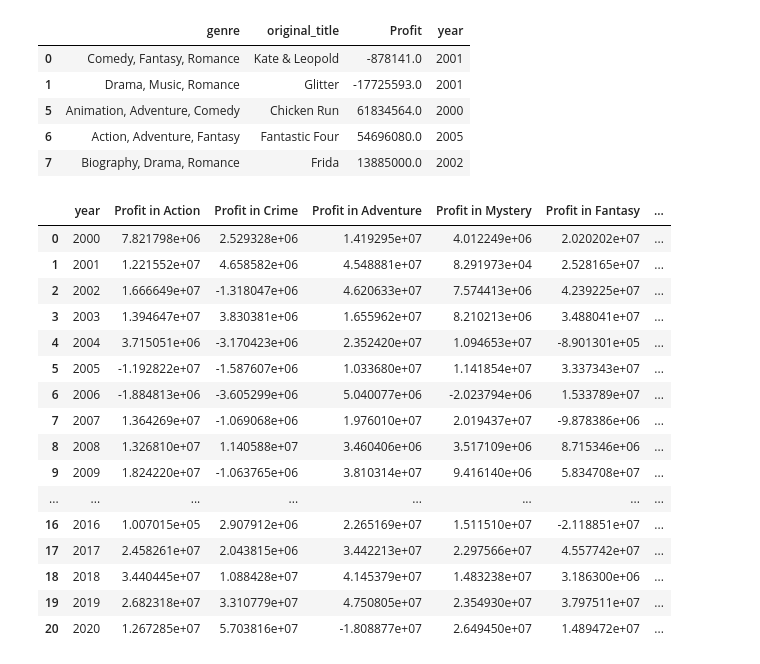
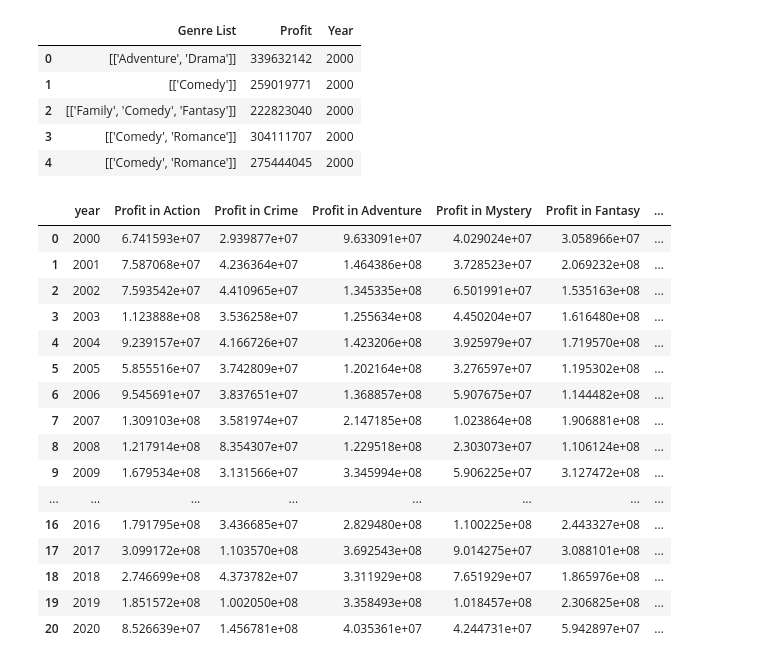
Before and after one commit to cjayati/camp_rock, a Jupyter notebook: genre_analysis.ipynb, the cells around one changed output. Cells and saved outputs as stored; diff of their text form; code cells hidden in the pictures.

```diff
--- a/genre_analysis.ipynb
+++ b/genre_analysis.ipynb
@@ -3,10 +3,15 @@
 import pandas as pd
 import matplotlib.pyplot as plt
 # %%
-movie_df = pd.read_excel('IMDB Movies 2000 - 2020 (clean).xlsx', sheet_name='Clean Data').dropna()
-movie_df = movie_df[movie_df['country'].str.contains("USA")]
-movie_df = movie_df[pd.to_numeric(movie_df['usa_gross_income'], errors='coerce').notnull()]
-movie_df = movie_df[pd.to_numeric(movie_df['budget'], errors='coerce').notnull()]
-movie_df["Profit"] = movie_df["usa_gross_income"] - movie_df["budget"]
+movie_genre_df = pd.read_csv('data/tmdb_genres.csv').dropna()
+movie_details_df = pd.read_csv('data/movie_details.csv').dropna()
+movie_df = pd.merge(movie_genre_df, movie_details_df, how="inner", on=["ID.1"])
+
+#movie_df = movie_df[movie_df['country'].str.contains("USA")]
+#movie_df = movie_df[pd.to_numeric(movie_df['usa_gross_income'], errors='coerce').notnull()]
+#movie_df = movie_df[pd.to_numeric(movie_df['budget'], errors='coerce').notnull()]
+movie_df["Profit"] = movie_df["Revenue"] - movie_df["Budget"]
+movie_df["Year"] = movie_df['Release Date'].str.split('[-]',expand=True,regex=True)[0].astype(int)
+movie_df = movie_df[(movie_df["Year"]>=2000) & (movie_df["Year"]<=2020)]
 movie_df.head()
 # %% [output]
@@ -19,52 +24,51 @@ movie_df.head()
 # %%
-genre_df = movie_df[{"original_title", "year", "genre", "Profit"}].copy()
+genre_df = movie_df[{ "Year", "Genre List", "Profit"}].copy()
 genre_df.head()
 # %% [output]
-|  | genre | original_title | Profit | year |
-| 0 | Comedy, Fantasy, Romance | Kate & Leopold | -878141.0 | 2001 |
-| 1 | Drama, Music, Romance | Glitter | -17725593.0 | 2001 |
-| 5 | Animation, Adventure, Comedy | Chicken Run | 61834564.0 | 2000 |
-| 6 | Action, Adventure, Fantasy | Fantastic Four | 54696080.0 | 2005 |
-| 7 | Biography, Drama, Romance | Frida | 13885000.0 | 2002 |
+|  | Genre List | Profit | Year |
+| 0 | [['Adventure', 'Drama']] | 339632142 | 2000 |
+| 1 | [['Comedy']] | 259019771 | 2000 |
+| 2 | [['Family', 'Comedy', 'Fantasy']] | 222823040 | 2000 |
+| 3 | [['Comedy', 'Romance']] | 304111707 | 2000 |
+| 4 | [['Comedy', 'Romance']] | 275444045 | 2000 |
 # %%
 def find_genre_profit(df, genre):
-    temp_df = df[df['genre'].str.contains(genre)]
-    profit = temp_df.groupby("year").agg({"Profit": "mean"})["Profit"]
+    temp_df = df[df['Genre List'].str.contains(genre)]
+    profit = temp_df.groupby("Year").agg({"Profit": "mean"})["Profit"]
     return profit.values
 
 def find_genre_count(df, genre):
-    temp_df = df[df['genre'].str.contains(genre)]
-    count = temp_df.groupby("year").agg({"Profit": "count"})["Profit"]
+    temp_df = df[df['Genre List'].str.contains(genre)]
+    count = temp_df.groupby("Year").agg({"Profit": "count"})["Profit"]
     return count.values
 
 genres = ["Animation", "Action", "Biography", "Crime", "Adventure", "Mystery", "Music", "Fantasy", "Romance", "Family", "Thriller", "Sci-Fi", "Music", "Drama", "Horror", "Comedy", "History"]
 # %%
-genres = ["Animation", "Action", "Biography", "Crime", "Adventure", "Mystery", "Music", "Fantasy", "Romance", "Family", "Thriller", "Sci-Fi", "Music", "Drama", "Horror", "Comedy", "History"]
 genre_profit_df = pd.DataFrame({"year": range(2000, 2021)})
 for genre in genres:
     genre_profit = find_genre_profit(genre_df, genre)
     if(len(genre_profit)==21):
         genre_profit_df[f"Profit in {genre}"] = genre_profit
 
 genre_profit_df
 # %% [output]
 |  | year | Profit in Action | Profit in Crime | Profit in Adventure | Profit in Mystery | Profit in Fantasy | ... |
-| 0 | 2000 | 7.821798e+06 | 2.529328e+06 | 1.419295e+07 | 4.012249e+06 | 2.020202e+07 | ... |
-| 1 | 2001 | 1.221552e+07 | 4.658582e+06 | 4.548881e+07 | 8.291973e+04 | 2.528165e+07 | ... |
-| 2 | 2002 | 1.666649e+07 | -1.318047e+06 | 4.620633e+07 | 7.574413e+06 | 4.239225e+07 | ... |
-| 3 | 2003 | 1.394647e+07 | 3.830381e+06 | 1.655962e+07 | 8.210213e+06 | 3.488041e+07 | ... |
-| 4 | 2004 | 3.715051e+06 | -3.170423e+06 | 2.352420e+07 | 1.094653e+07 | -8.901301e+05 | ... |
-| 5 | 2005 | -1.192822e+07 | -1.587607e+06 | 1.033680e+07 | 1.141854e+07 | 3.337343e+07 | ... |
-| 6 | 2006 | -1.884813e+06 | -3.605299e+06 | 5.040077e+06 | -2.023794e+06 | 1.533789e+07 | ... |
-| 7 | 2007 | 1.364269e+07 | -1.069068e+06 | 1.976010e+07 | 2.019437e+07 | -9.878386e+06 | ... |
-| 8 | 2008 | 1.326810e+07 | 1.140588e+07 | 3.460406e+06 | 3.517109e+06 | 8.715346e+06 | ... |
-| 9 | 2009 | 1.824220e+07 | -1.063765e+06 | 3.810314e+07 | 9.416140e+06 | 5.834708e+07 | ... |
+| 0 | 2000 | 6.741593e+07 | 2.939877e+07 | 9.633091e+07 | 4.029024e+07 | 3.058966e+07 | ... |
+| 1 | 2001 | 7.587068e+07 | 4.236364e+07 | 1.464386e+08 | 3.728523e+07 | 2.069232e+08 | ... |
+| 2 | 2002 | 7.593542e+07 | 4.410965e+07 | 1.345335e+08 | 6.501991e+07 | 1.535163e+08 | ... |
+| 3 | 2003 | 1.123888e+08 | 3.536258e+07 | 1.255634e+08 | 4.450204e+07 | 1.616480e+08 | ... |
+| 4 | 2004 | 9.239157e+07 | 4.166726e+07 | 1.423206e+08 | 3.925979e+07 | 1.719570e+08 | ... |
+| 5 | 2005 | 5.855516e+07 | 3.742809e+07 | 1.202164e+08 | 3.276597e+07 | 1.195302e+08 | ... |
+| 6 | 2006 | 9.545691e+07 | 3.837651e+07 | 1.368857e+08 | 5.907675e+07 | 1.144482e+08 | ... |
+| 7 | 2007 | 1.309103e+08 | 3.581974e+07 | 2.147185e+08 | 1.023864e+08 | 1.906881e+08 | ... |
+| 8 | 2008 | 1.217914e+08 | 8.354307e+07 | 1.229518e+08 | 2.303073e+07 | 1.106124e+08 | ... |
+| 9 | 2009 | 1.679534e+08 | 3.131566e+07 | 3.345994e+08 | 5.906225e+07 | 3.127472e+08 | ... |
 | ... | ... | ... | ... | ... | ... | ... | ... |
-| 16 | 2016 | 1.007015e+05 | 2.907912e+06 | 2.265169e+07 | 1.511510e+07 | -2.118851e+07 | ... |
-| 17 | 2017 | 2.458261e+07 | 2.043815e+06 | 3.442213e+07 | 2.297566e+07 | 4.557742e+07 | ... |
-| 18 | 2018 | 3.440445e+07 | 1.088428e+07 | 4.145379e+07 | 1.483238e+07 | 3.186300e+06 | ... |
-| 19 | 2019 | 2.682318e+07 | 3.310779e+07 | 4.750805e+07 | 2.354930e+07 | 3.797511e+07 | ... |
-| 20 | 2020 | 1.267285e+07 | 5.703816e+07 | -1.808877e+07 | 2.649450e+07 | 1.489472e+07 | ... |
+| 16 | 2016 | 1.791795e+08 | 3.436685e+07 | 2.829480e+08 | 1.100225e+08 | 2.443327e+08 | ... |
+| 17 | 2017 | 3.099172e+08 | 1.103570e+08 | 3.692543e+08 | 9.014275e+07 | 3.088101e+08 | ... |
+| 18 | 2018 | 2.746699e+08 | 4.373782e+07 | 3.311929e+08 | 7.651929e+07 | 1.865976e+08 | ... |
+| 19 | 2019 | 1.851572e+08 | 1.002050e+08 | 3.358493e+08 | 1.018457e+08 | 2.306825e+08 | ... |
+| 20 | 2020 | 8.526639e+07 | 1.456781e+08 | 4.035361e+07 | 4.244731e+07 | 5.942897e+07 | ... |
 # %%
 genre_count_df = pd.DataFrame({"year": range(2000, 2021)})
 for genre in genres:
```
Also changed, not shown: parts of 7 cells of this notebook.
